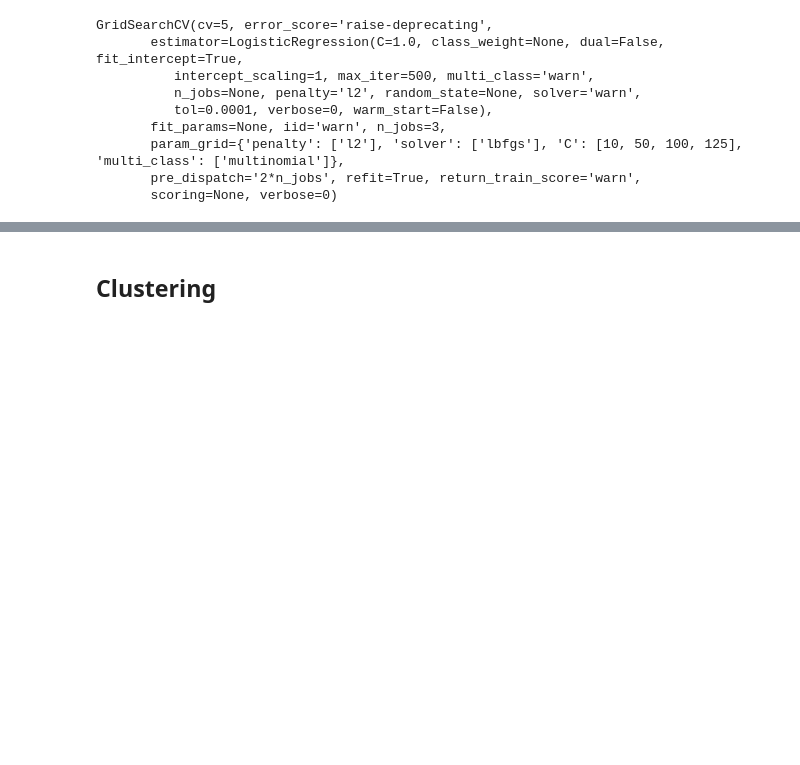
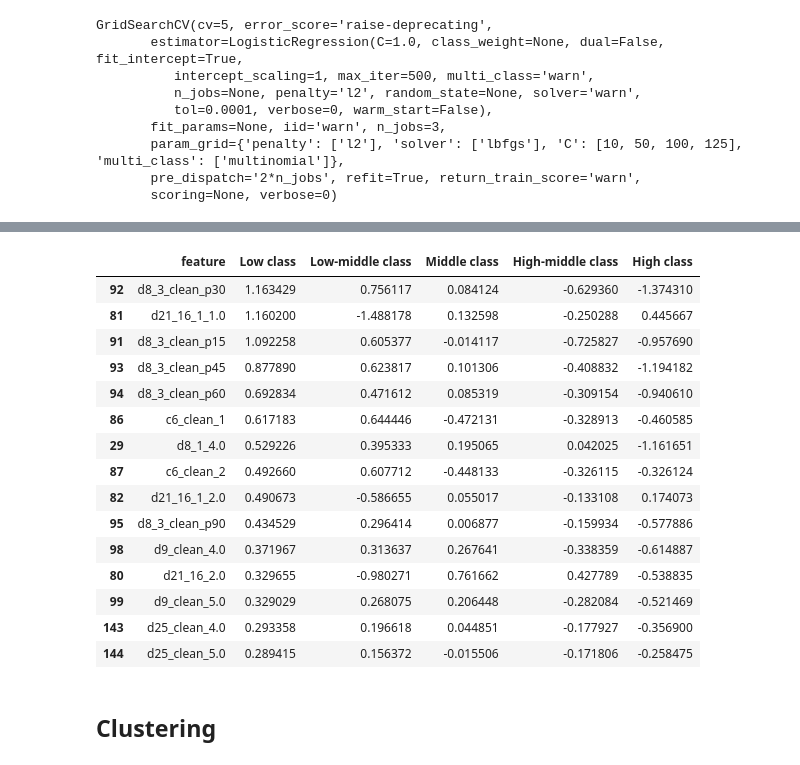
Before and after one commit to gonzaferreiro/SES_Uruguay, a Jupyter notebook: SES_Uruguay.ipynb, the cells around one changed output, grey strips where cells are left out. Saved outputs shown, nothing was run; the diff lists cells and outputs as text; code cells hidden in the pictures; blank space fills up the shorter version.

```diff
--- a/SES_Uruguay.ipynb
+++ b/SES_Uruguay.ipynb
@@ -557,3 +579,29 @@ ValueError: Shape of passed values is (146, 3), indices imply (1, 146)
+# %%
+coefs = pd.DataFrame({'feature': df_fil_dum.columns,
+                        'Low class': logistic_grid.best_estimator_.coef_[0],
+                        'Low-middle class': logistic_grid.best_estimator_.coef_[1],
+                        'Middle class': logistic_grid.best_estimator_.coef_[2],
+                        'High-middle class': logistic_grid.best_estimator_.coef_[3],
+                        'High class': logistic_grid.best_estimator_.coef_[4]})
+# %%
+coefs.sort_values(by='Low class',ascending=False).head(15)
+# %% [output]
+|  | feature | Low class | Low-middle class | Middle class | High-middle class | High class |
+| 92 | d8_3_clean_p30 | 1.163429 | 0.756117 | 0.084124 | -0.629360 | -1.374310 |
+| 81 | d21_16_1_1.0 | 1.160200 | -1.488178 | 0.132598 | -0.250288 | 0.445667 |
+| 91 | d8_3_clean_p15 | 1.092258 | 0.605377 | -0.014117 | -0.725827 | -0.957690 |
+| 93 | d8_3_clean_p45 | 0.877890 | 0.623817 | 0.101306 | -0.408832 | -1.194182 |
+| 94 | d8_3_clean_p60 | 0.692834 | 0.471612 | 0.085319 | -0.309154 | -0.940610 |
+| 86 | c6_clean_1 | 0.617183 | 0.644446 | -0.472131 | -0.328913 | -0.460585 |
+| 29 | d8_1_4.0 | 0.529226 | 0.395333 | 0.195065 | 0.042025 | -1.161651 |
+| 87 | c6_clean_2 | 0.492660 | 0.607712 | -0.448133 | -0.326115 | -0.326124 |
+| 82 | d21_16_1_2.0 | 0.490673 | -0.586655 | 0.055017 | -0.133108 | 0.174073 |
+| 95 | d8_3_clean_p90 | 0.434529 | 0.296414 | 0.006877 | -0.159934 | -0.577886 |
+| 98 | d9_clean_4.0 | 0.371967 | 0.313637 | 0.267641 | -0.338359 | -0.614887 |
+| 80 | d21_16_2.0 | 0.329655 | -0.980271 | 0.761662 | 0.427789 | -0.538835 |
+| 99 | d9_clean_5.0 | 0.329029 | 0.268075 | 0.206448 | -0.282084 | -0.521469 |
+| 143 | d25_clean_4.0 | 0.293358 | 0.196618 | 0.044851 | -0.177927 | -0.356900 |
+| 144 | d25_clean_5.0 | 0.289415 | 0.156372 | -0.015506 | -0.171806 | -0.258475 |
 # %% [markdown]
 ## Clustering
 # %% [markdown]
```
Also changed, not shown: parts of 12 cells of this notebook.
